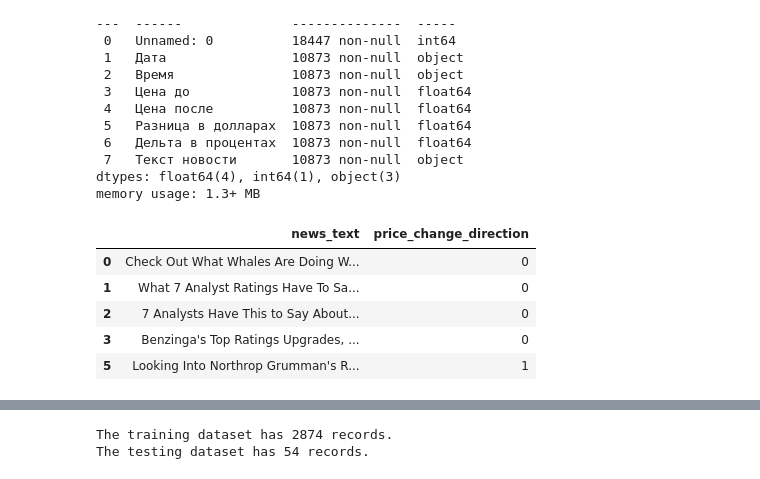
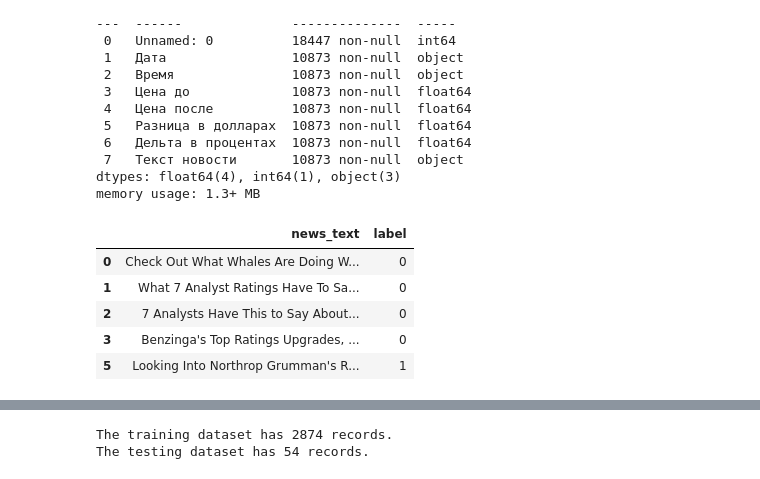
Before and after one commit to Alexa201228/Shares_price_prediction, a Jupyter notebook: Another fine tuning experiment.ipynb, the cells around one changed output, grey strips where cells are left out. Drawn from its saved outputs; the diff is of its cells as text; code cells hidden in the pictures.

```diff
--- a/Another fine tuning experiment.ipynb
+++ b/Another fine tuning experiment.ipynb
@@ -66,15 +62,15 @@ memory usage: 1.3+ MB
 # %%
 df = df.drop_duplicates(subset=["Текст новости"], keep=False)
 df.drop(columns=[df.columns[0], "Разница в долларах", "Дельта в процентах"], axis=1, inplace=True)
 df.rename(columns={"Цена до": "price_before", "Цена после": "price_after", "Дата": "date", "Время": "Time", "Текст новости": "news_text"}, inplace=True)
 
 df["absolute_price_difference"] = df["price_after"] - df["price_before"]
 df["percentage_price_difference"] = df["absolute_price_difference"] / df["price_before"] * 100
-df["price_change_direction"] = np.where(df["absolute_price_difference"] > 0, 1, 0)
-df = df[["news_text", "price_change_direction"]].copy()
+df["label"] = np.where(df["absolute_price_difference"] > 0, 1, 0)
+df = df[["news_text", "label"]].copy()
 df.head()
 # %% [output]
-|  | news_text | price_change_direction |
+|  | news_text | label |
 | 0 | Check Out What Whales Are Doing W... | 0 |
 | 1 | What 7 Analyst Ratings Have To Sa... | 0 |
 | 2 | 7 Analysts Have This to Say About... | 0 |
```
Also changed, not shown: parts of 12 cells of this notebook.
